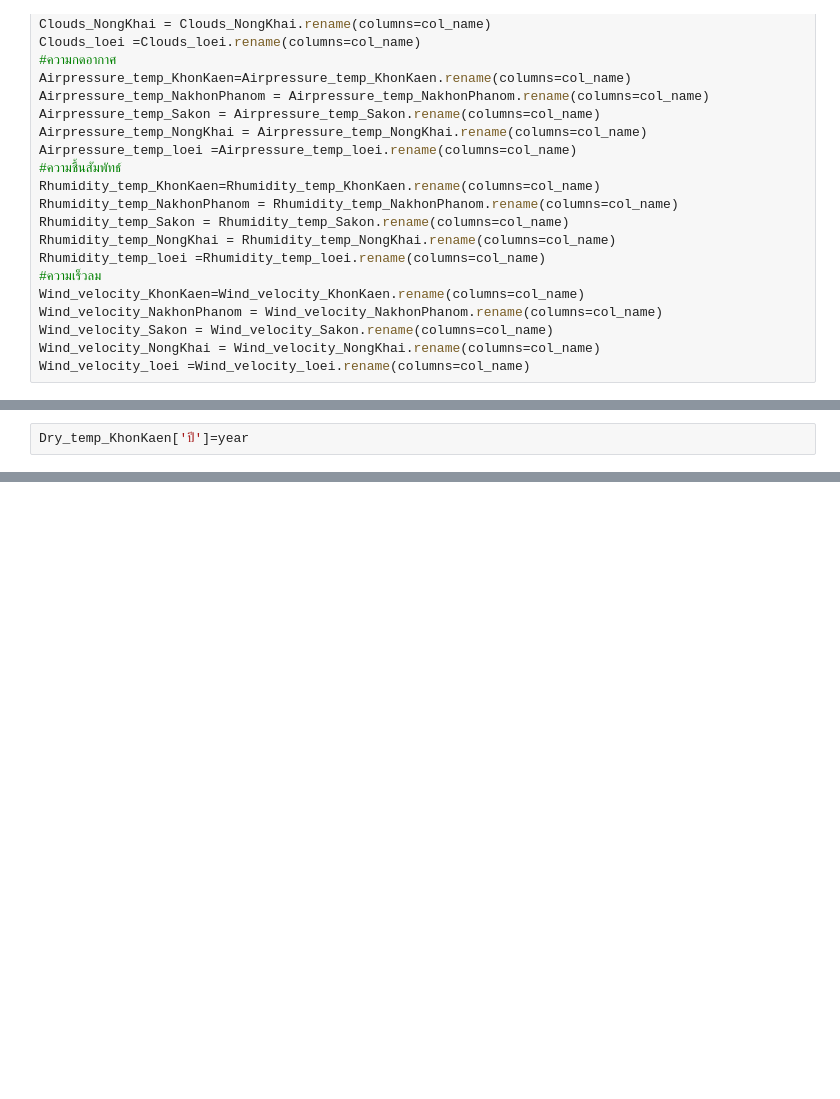
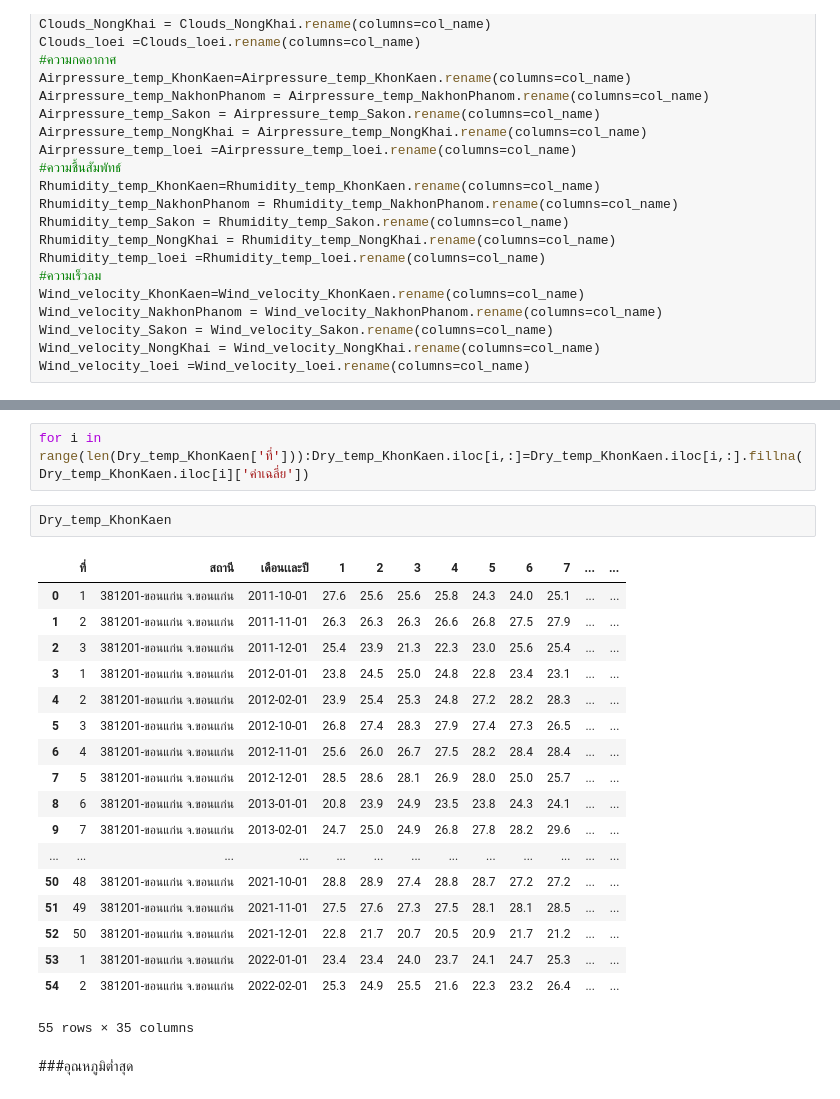
Before and after one commit to Sadanan643021272-0/BSC_DPDM23, a Jupyter notebook: midterm_bscdpdm23.ipynb, the cells around one changed output, grey strips where cells are left out. Drawn from its saved outputs; the diff is of its cells as text; blank space fills up the shorter version.

```diff
--- a/midterm_bscdpdm23.ipynb
+++ b/midterm_bscdpdm23.ipynb
@@ -200,2 +121,0 @@ a
-# %%
-Dry_temp_KhonKaen['ปี']=year
@@ -203,0 +377,25 @@ NameError: name 'year' is not defined
+# %%
+for i in range(len(Dry_temp_KhonKaen['ที่'])):Dry_temp_KhonKaen.iloc[i,:]=Dry_temp_KhonKaen.iloc[i,:].fillna(Dry_temp_KhonKaen.iloc[i]['ค่าเฉลี่ย'])
+# %%
+Dry_temp_KhonKaen
+# %% [output]
+|  | ที่ | สถานี | เดือนเเละปี | 1 | 2 | 3 | 4 | 5 | 6 | 7 | ... | ... |
+| 0 | 1 | 381201-ขอนแก่น จ.ขอนแก่น | 2011-10-01 | 27.6 | 25.6 | 25.6 | 25.8 | 24.3 | 24.0 | 25.1 | ... | ... |
+| 1 | 2 | 381201-ขอนแก่น จ.ขอนแก่น | 2011-11-01 | 26.3 | 26.3 | 26.3 | 26.6 | 26.8 | 27.5 | 27.9 | ... | ... |
+| 2 | 3 | 381201-ขอนแก่น จ.ขอนแก่น | 2011-12-01 | 25.4 | 23.9 | 21.3 | 22.3 | 23.0 | 25.6 | 25.4 | ... | ... |
+| 3 | 1 | 381201-ขอนแก่น จ.ขอนแก่น | 2012-01-01 | 23.8 | 24.5 | 25.0 | 24.8 | 22.8 | 23.4 | 23.1 | ... | ... |
+| 4 | 2 | 381201-ขอนแก่น จ.ขอนแก่น | 2012-02-01 | 23.9 | 25.4 | 25.3 | 24.8 | 27.2 | 28.2 | 28.3 | ... | ... |
+| 5 | 3 | 381201-ขอนแก่น จ.ขอนแก่น | 2012-10-01 | 26.8 | 27.4 | 28.3 | 27.9 | 27.4 | 27.3 | 26.5 | ... | ... |
+| 6 | 4 | 381201-ขอนแก่น จ.ขอนแก่น | 2012-11-01 | 25.6 | 26.0 | 26.7 | 27.5 | 28.2 | 28.4 | 28.4 | ... | ... |
+| 7 | 5 | 381201-ขอนแก่น จ.ขอนแก่น | 2012-12-01 | 28.5 | 28.6 | 28.1 | 26.9 | 28.0 | 25.0 | 25.7 | ... | ... |
+| 8 | 6 | 381201-ขอนแก่น จ.ขอนแก่น | 2013-01-01 | 20.8 | 23.9 | 24.9 | 23.5 | 23.8 | 24.3 | 24.1 | ... | ... |
+| 9 | 7 | 381201-ขอนแก่น จ.ขอนแก่น | 2013-02-01 | 24.7 | 25.0 | 24.9 | 26.8 | 27.8 | 28.2 | 29.6 | ... | ... |
+| ... | ... | ... | ... | ... | ... | ... | ... | ... | ... | ... | ... | ... |
+| 50 | 48 | 381201-ขอนแก่น จ.ขอนแก่น | 2021-10-01 | 28.8 | 28.9 | 27.4 | 28.8 | 28.7 | 27.2 | 27.2 | ... | ... |
+| 51 | 49 | 381201-ขอนแก่น จ.ขอนแก่น | 2021-11-01 | 27.5 | 27.6 | 27.3 | 27.5 | 28.1 | 28.1 | 28.5 | ... | ... |
+| 52 | 50 | 381201-ขอนแก่น จ.ขอนแก่น | 2021-12-01 | 22.8 | 21.7 | 20.7 | 20.5 | 20.9 | 21.7 | 21.2 | ... | ... |
+| 53 | 1 | 381201-ขอนแก่น จ.ขอนแก่น | 2022-01-01 | 23.4 | 23.4 | 24.0 | 23.7 | 24.1 | 24.7 | 25.3 | ... | ... |
+| 54 | 2 | 381201-ขอนแก่น จ.ขอนแก่น | 2022-02-01 | 25.3 | 24.9 | 25.5 | 21.6 | 22.3 | 23.2 | 26.4 | ... | ... |
+55 rows × 35 columns
+# %% [markdown]
+###อุณหภูมิต่ำสุด
```
Also changed, not shown: parts of 114 cells of this notebook.
